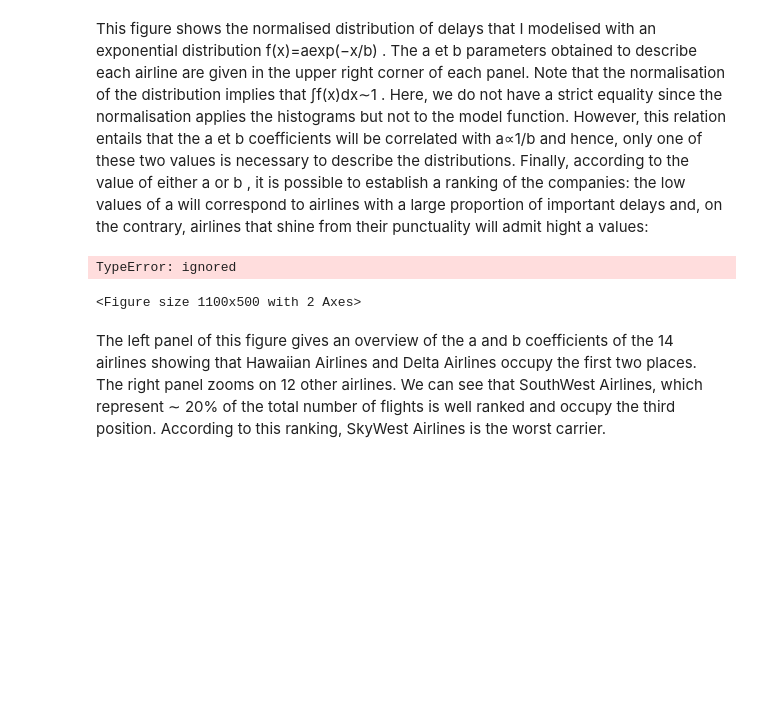
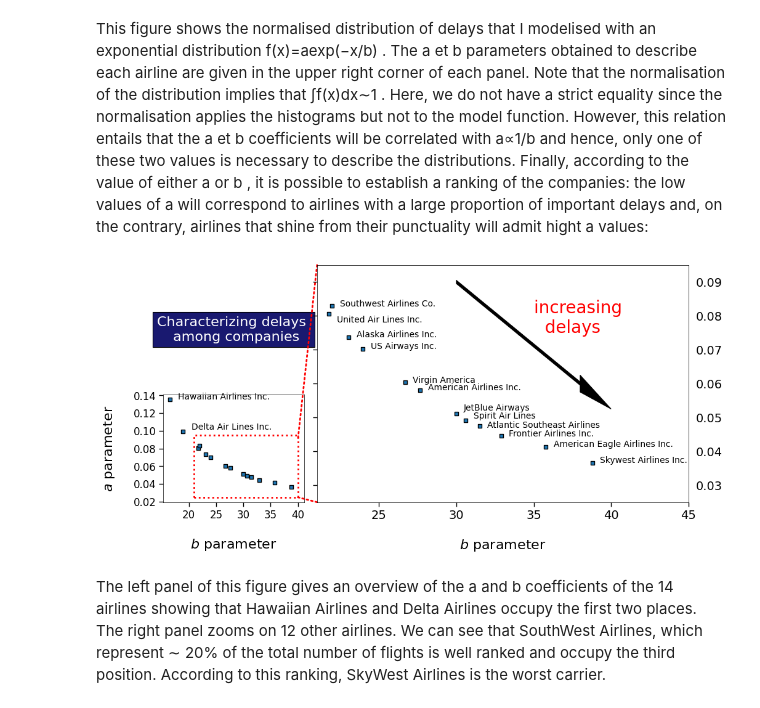
Before and after one commit to arvind-maurya/IIML_Group_Project, a Jupyter notebook: Predicting_flight_delays.ipynb, the cells around one changed output. Saved outputs shown, nothing was run; the diff lists cells and outputs as text; code cells hidden in the pictures; blank space fills up the shorter version.

```diff
--- a/Predicting_flight_delays.ipynb
+++ b/Predicting_flight_delays.ipynb
@@ -669,6 +669,7 @@ This figure shows the normalised distribution of delays that I modelised with an
 # %%
 import matplotlib.patches as patches
 from matplotlib.patches import ConnectionPatch
+
 mpl.rcParams.update(mpl.rcParamsDefault)
 sns.set_context('paper')
 
@@ -684,11 +685,12 @@ x_val = [s[1] for s in points]
 y_val = [s[0] for s in points]
 
 gs=GridSpec(2,7)
+
 #_______________________________
 # 1/ Plot overview (left panel)
 ax1=fig.add_subplot(gs[1,0:2])
-plt.scatter(x=x_val, y=y_val, marker = 's', edgecolor='black', linewidth = '1')
-#__________________________________
+plt.scatter(x=x_val, y=y_val, marker = 's', edgecolor='black', linewidth = 1)
+# __________________________________
 # Company label: Hawaiian airlines
 i= 1
 ax1.annotate(label_company[i], xy=(x_val[i]+1.5, y_val[i]+y_shift[i]),
@@ -722,7 +724,7 @@ ax1.add_patch(rect)
 #_______________________________________________
 # 2/ Zoom on the bulk of carriers (right panel)
 ax2=fig.add_subplot(gs[0:2,2:])
-plt.scatter(x=x_val, y=y_val, marker = 's', edgecolor='black', linewidth = '1')
+plt.scatter(x=x_val, y=y_val, marker = 's', edgecolor='black', linewidth = 1)
 plt.setp(ax1.get_xticklabels(), fontsize=12)
 plt.setp(ax1.get_yticklabels(), fontsize=12)
 ax2.set_xlim(21,45)
@@ -738,35 +740,34 @@ ax2.arrow(30, 0.09, 8, -0.03, head_width=0.005,
           shape = 'full', head_length=2, fc='k', ec='k')
 ax2.annotate('increasing \n  delays', fontsize= 20, color = 'r',
           xy=(35, 0.075), xycoords='data')
 #________________________________
 # position and size of the ticks
 plt.tick_params(labelleft=False, labelright=True)
 plt.setp(ax2.get_xticklabels(), fontsize=14)
 plt.setp(ax2.get_yticklabels(), fontsize=14)
 #________________________
 # plot border parameters
 for k in ['top', 'bottom', 'right', 'left']:
     ax2.spines[k].set_visible(True)
     ax2.spines[k].set_linewidth(0.5)
     ax2.spines[k].set_color('k')
 #________________________________
 # Connection between the 2 plots
 xy2 = (40, 0.09) ; xy1 = (21, 0.095)
 con = ConnectionPatch(xyA=xy1, xyB=xy2, coordsA="data", coordsB="data",
                       axesA=ax2, axesB=ax1,
                       linestyle=':', linewidth = 2, color="red")
 ax2.add_artist(con)
 xy2 = (40, 0.025) ; xy1 = (21, 0.025)
 con = ConnectionPatch(xyA=xy1, xyB=xy2, coordsA="data", coordsB="data",
                       axesA=ax2, axesB=ax1,
                       linestyle=':', linewidth = 2, color="red")
 ax2.add_artist(con)
 plt.xlabel("$b$ parameter", fontsize=16, labelpad=20)
 #--------------------------------
 plt.show()
 # %% [output]
-TypeError: ignored
-<Figure size 1100x500 with 2 Axes>
+[figure, added]
 # %% [markdown]
 The left panel of this figure gives an overview of the  a
   and  b
```
Also changed, not shown: parts of 3 cells of this notebook.
